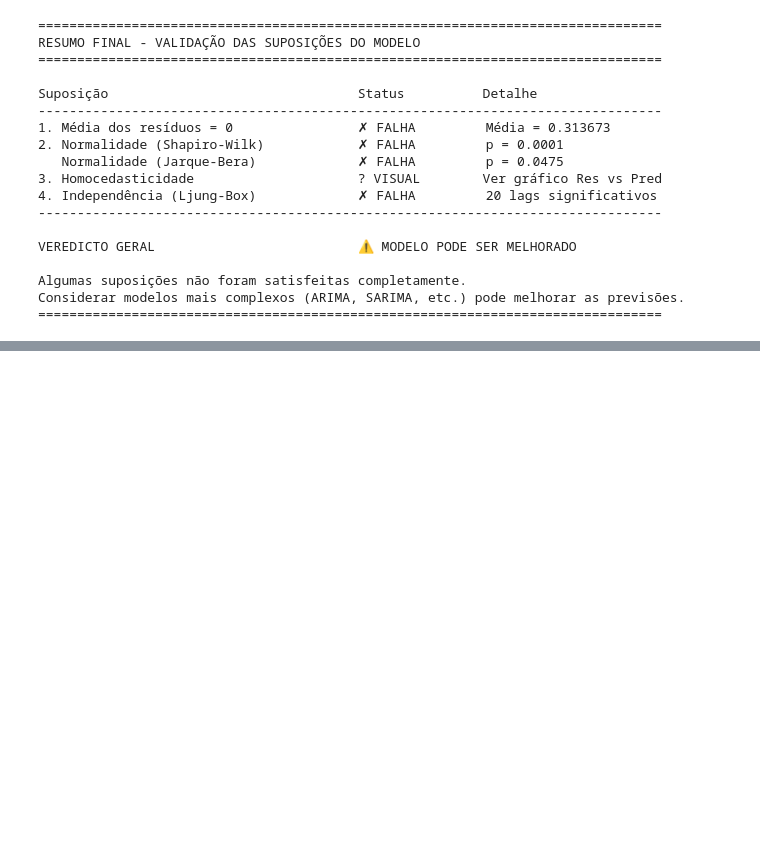
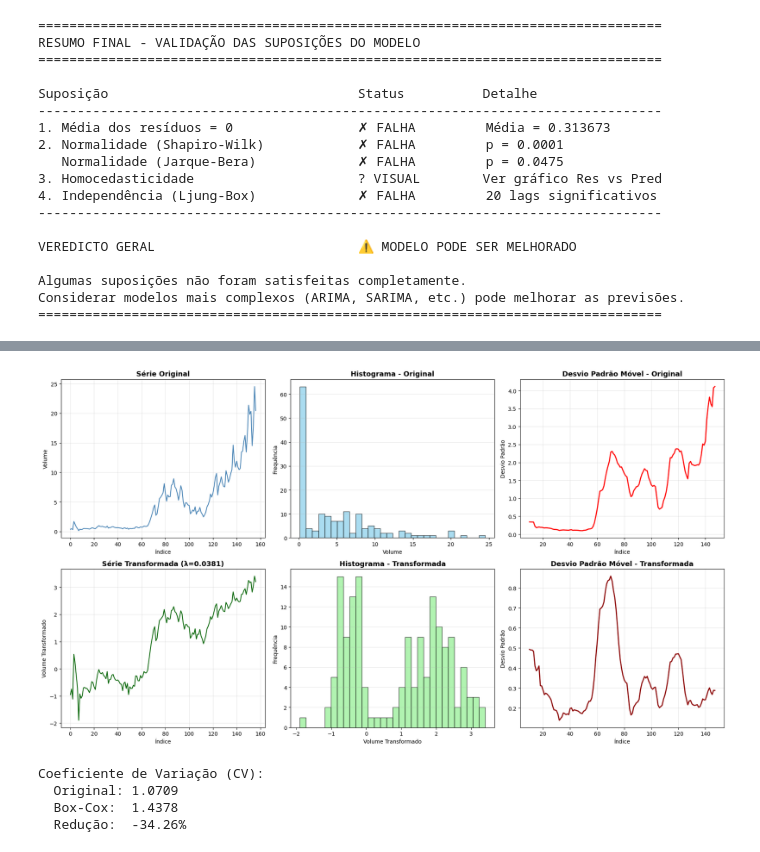
Before and after one commit to eduardammag/time-series, a Jupyter notebook: baselines/Baselines.ipynb, the cells around one changed output, grey strips where cells are left out. Cells and saved outputs as stored; diff of their text form; code cells hidden in the pictures; blank space fills up the shorter version.

```diff
--- a/baselines/Baselines.ipynb
+++ b/baselines/Baselines.ipynb
@@ -2064,0 +2278,68 @@ Considerar modelos mais complexos (ARIMA, SARIMA, etc.) pode melhorar as previs
+# %%
+# Comparação visual: antes vs depois da transformação
+import matplotlib.pyplot as plt
+
+fig, axes = plt.subplots(2, 3, figsize=(18, 10))
+
+# Linha 1: Série Original
+ax1 = axes[0, 0]
+ax1.plot(series.index, series.values, linewidth=1.5, color='steelblue')
+ax1.set_title('Série Original', fontsize=13, fontweight='bold')
+ax1.set_xlabel('Índice')
+ax1.set_ylabel('Volume')
+ax1.grid(alpha=0.3)
+
+ax2 = axes[0, 1]
+ax2.hist(series.values, bins=30, edgecolor='black', alpha=0.7, color='skyblue')
+ax2.set_title('Histograma - Original', fontsize=13, fontweight='bold')
+ax2.set_xlabel('Volume')
+ax2.set_ylabel('Frequência')
+ax2.grid(alpha=0.3, axis='y')
+
+ax3 = axes[0, 2]
+rolling_std_original = series.rolling(window=20, center=True).std()
+ax3.plot(rolling_std_original.index, rolling_std_original.values, linewidth=2, color='red')
+ax3.set_title('Desvio Padrão Móvel - Original', fontsize=13, fontweight='bold')
+ax3.set_xlabel('Índice')
+ax3.set_ylabel('Desvio Padrão')
+ax3.grid(alpha=0.3)
+
+# Linha 2: Série Transformada (Box-Cox)
+ax4 = axes[1, 0]
+ax4.plot(series_boxcox.index, series_boxcox.values, linewidth=1.5, color='darkgreen')
+ax4.set_title(f'Série Transformada (λ={lambda_opt:.4f})', fontsize=13, fontweight='bold')
+ax4.set_xlabel('Índice')
+ax4.set_ylabel('Volume Transformado')
+ax4.grid(alpha=0.3)
+
+ax5 = axes[1, 1]
+ax5.hist(series_boxcox.values, bins=30, edgecolor='black', alpha=0.7, color='lightgreen')
+ax5.set_title('Histograma - Transformada', fontsize=13, fontweight='bold')
+ax5.set_xlabel('Volume Transformado')
+ax5.set_ylabel('Frequência')
+ax5.grid(alpha=0.3, axis='y')
+
+ax6 = axes[1, 2]
+rolling_std_boxcox = series_boxcox.rolling(window=20, center=True).std()
+ax6.plot(rolling_std_boxcox.index, rolling_std_boxcox.values, linewidth=2, color='darkred')
+ax6.set_title('Desvio Padrão Móvel - Transformada', fontsize=13, fontweight='bold')
+ax6.set_xlabel('Índice')
+ax6.set_ylabel('Desvio Padrão')
+ax6.grid(alpha=0.3)
+
+plt.tight_layout()
+plt.show()
+
+# Comparação do CV
+cv_original = series.std() / series.mean()
+cv_boxcox = series_boxcox.std() / abs(series_boxcox.mean())
+print(f"\nCoeficiente de Variação (CV):")
+print(f"  Original: {cv_original:.4f}")
+print(f"  Box-Cox:  {cv_boxcox:.4f}")
+print(f"  Redução:  {((cv_original - cv_boxcox) / cv_original * 100):.2f}%")
+# %% [output]
+[figure, added]
+Coeficiente de Variação (CV):
+  Original: 1.0709
+  Box-Cox:  1.4378
+  Redução:  -34.26%
```
Also changed, not shown: parts of 14 cells of this notebook.
